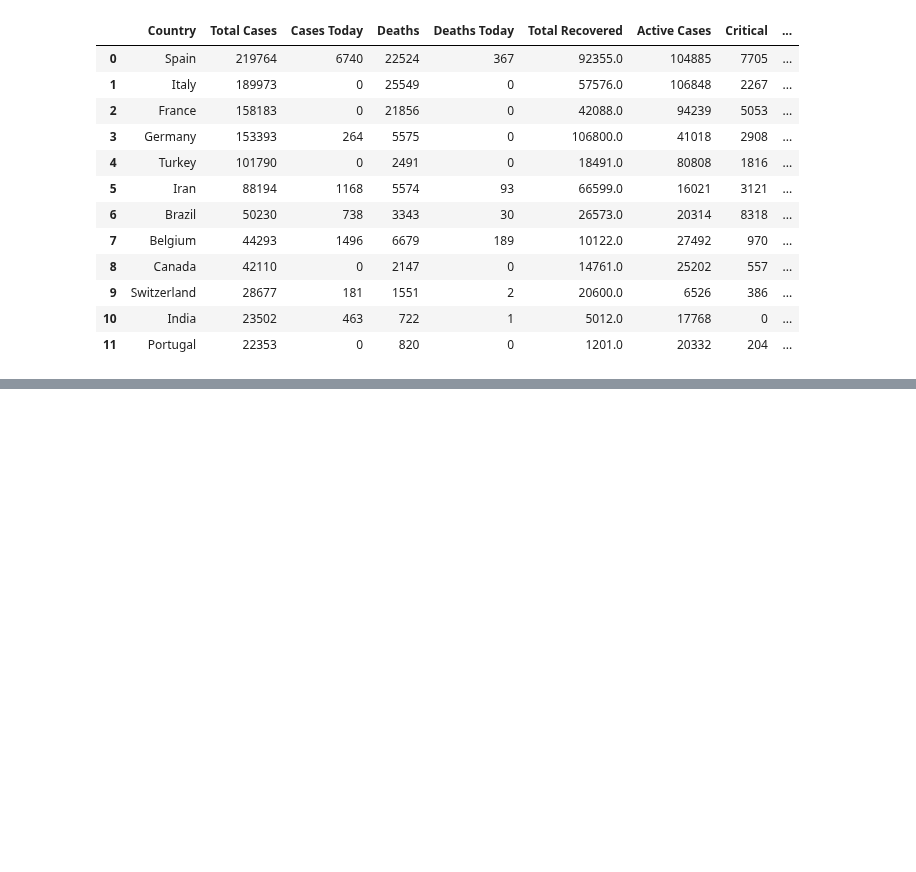
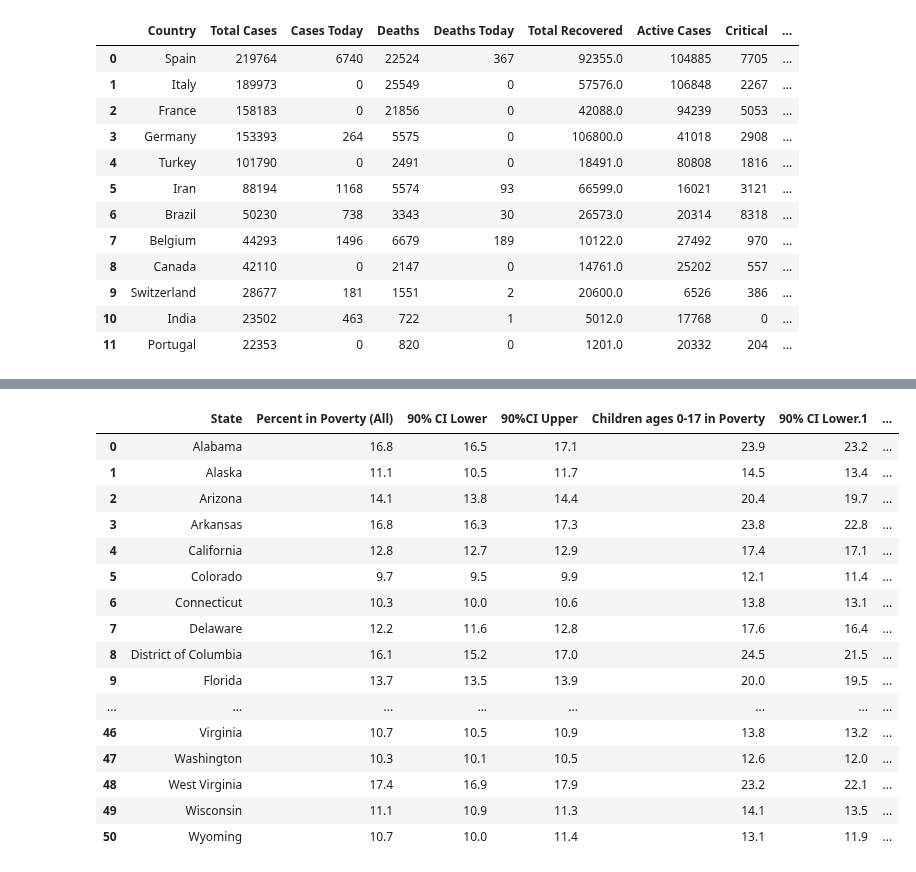
Before and after one commit to lmstevens/Group_Project_1, a Jupyter notebook: Mat_Lack_Graphics.ipynb, the cells around one changed output, grey strips where cells are left out. Saved outputs shown, nothing was run; the diff lists cells and outputs as text; code cells hidden in the pictures; blank space fills up the shorter version.

```diff
--- a/Mat_Lack_Graphics.ipynb
+++ b/Mat_Lack_Graphics.ipynb
@@ -174,0 +186,20 @@ pov_death.head()
+# %%
+df
+# %% [output]
+|  | State | Percent in Poverty (All) | 90% CI Lower | 90%CI Upper | Children ages 0-17 in Poverty | 90% CI Lower.1 | ... |
+| 0 | Alabama | 16.8 | 16.5 | 17.1 | 23.9 | 23.2 | ... |
+| 1 | Alaska | 11.1 | 10.5 | 11.7 | 14.5 | 13.4 | ... |
+| 2 | Arizona | 14.1 | 13.8 | 14.4 | 20.4 | 19.7 | ... |
+| 3 | Arkansas | 16.8 | 16.3 | 17.3 | 23.8 | 22.8 | ... |
+| 4 | California | 12.8 | 12.7 | 12.9 | 17.4 | 17.1 | ... |
+| 5 | Colorado | 9.7 | 9.5 | 9.9 | 12.1 | 11.4 | ... |
+| 6 | Connecticut | 10.3 | 10.0 | 10.6 | 13.8 | 13.1 | ... |
+| 7 | Delaware | 12.2 | 11.6 | 12.8 | 17.6 | 16.4 | ... |
+| 8 | District of Columbia | 16.1 | 15.2 | 17.0 | 24.5 | 21.5 | ... |
+| 9 | Florida | 13.7 | 13.5 | 13.9 | 20.0 | 19.5 | ... |
+| ... | ... | ... | ... | ... | ... | ... | ... |
+| 46 | Virginia | 10.7 | 10.5 | 10.9 | 13.8 | 13.2 | ... |
+| 47 | Washington | 10.3 | 10.1 | 10.5 | 12.6 | 12.0 | ... |
+| 48 | West Virginia | 17.4 | 16.9 | 17.9 | 23.2 | 22.1 | ... |
+| 49 | Wisconsin | 11.1 | 10.9 | 11.3 | 14.1 | 13.5 | ... |
+| 50 | Wyoming | 10.7 | 10.0 | 11.4 | 13.1 | 11.9 | ... |
```
Also changed, not shown: parts of 1 cell of this notebook, 5 other files.
